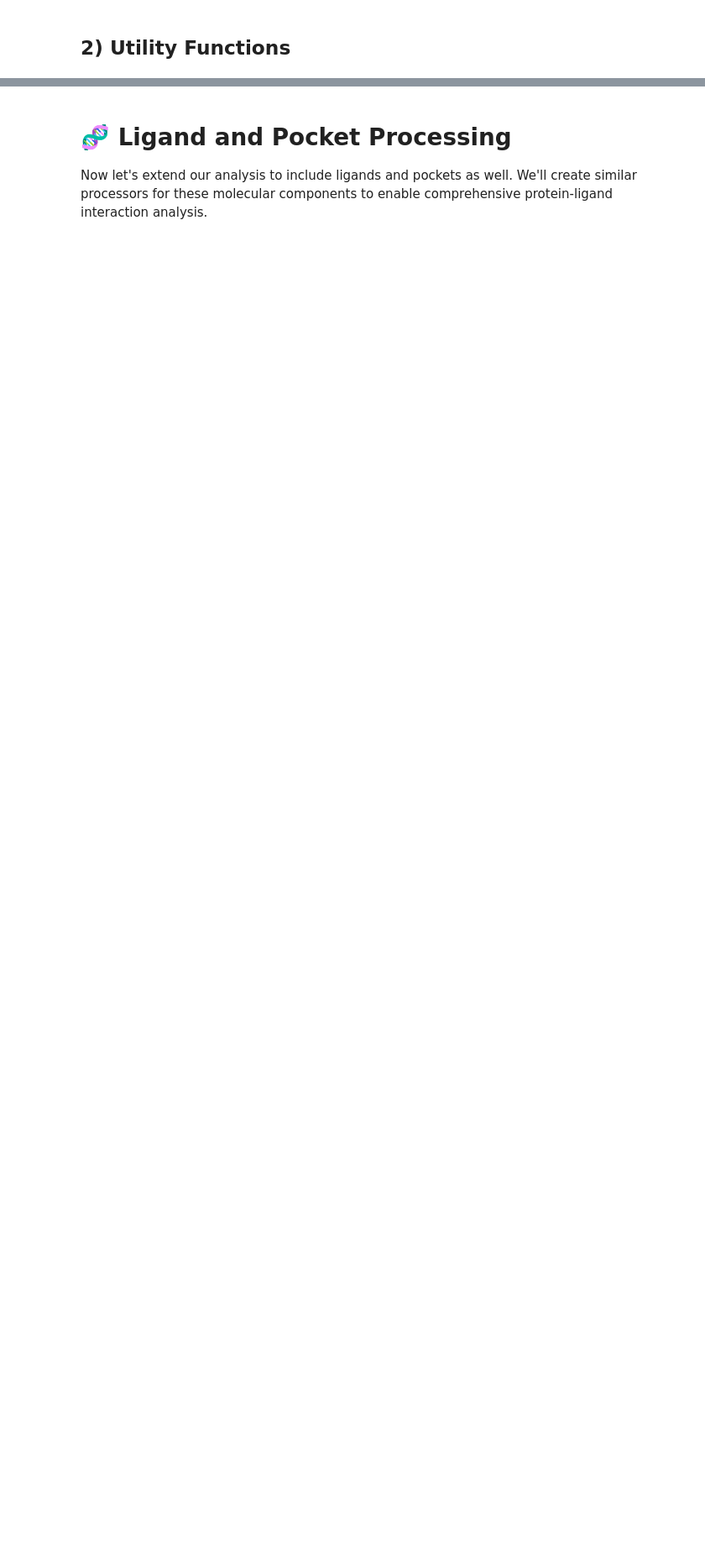
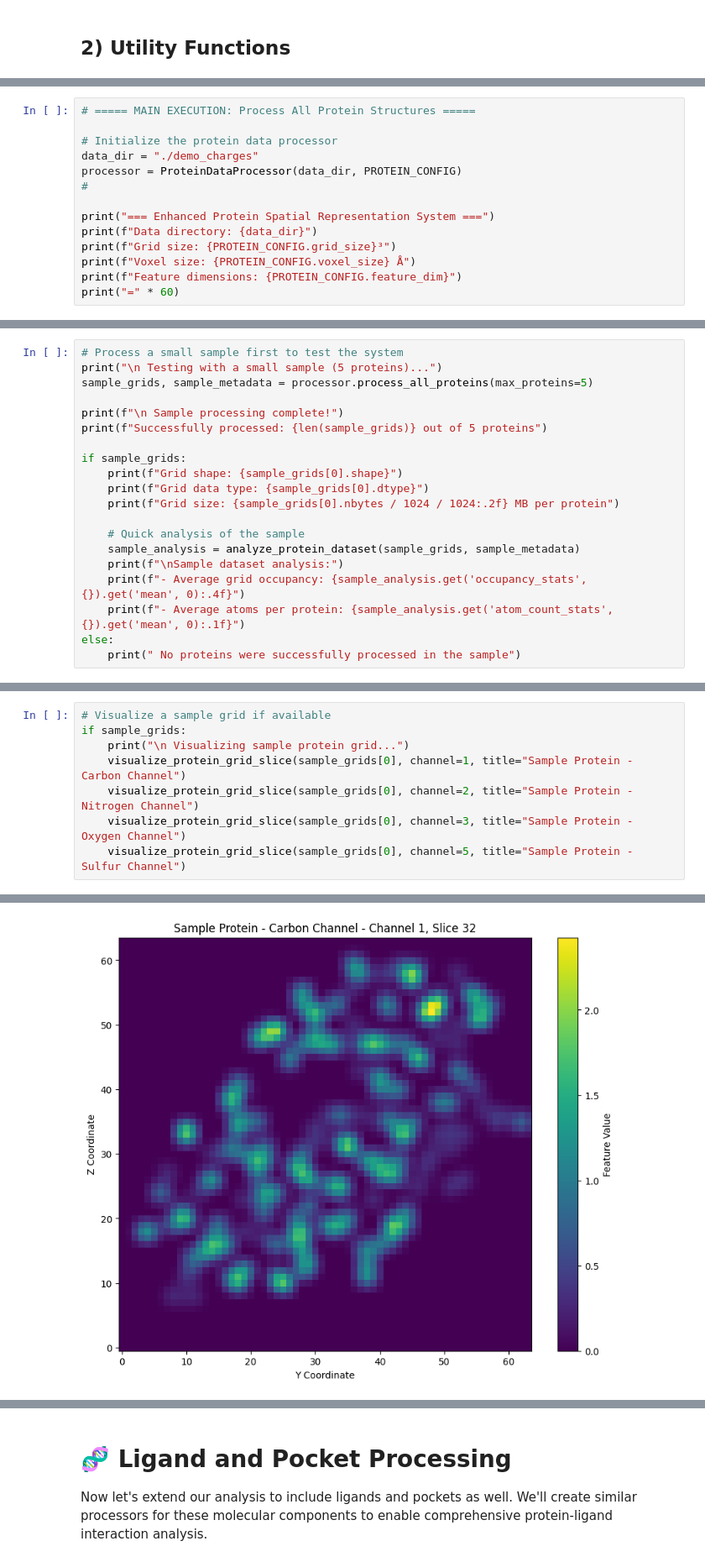
Before and after one commit to sanskriti-ss/bindingaffinity, a Jupyter notebook: step4_feature_extraction.ipynb, the cells around one changed output, grey strips where cells are left out. Shown at 84% size. Saved outputs shown, nothing was run; the diff lists cells and outputs as text; blank space fills up the shorter version.

```diff
--- a/step4_feature_extraction.ipynb
+++ b/step4_feature_extraction.ipynb
@@ -217,0 +1122,14 @@ C/19: This is the number of channels or features for each voxel. These 19 channe
+# %%
+# ===== MAIN EXECUTION: Process All Protein Structures =====
+
+# Initialize the protein data processor
+data_dir = "./demo_charges"
+processor = ProteinDataProcessor(data_dir, PROTEIN_CONFIG)
+#
+
+print("=== Enhanced Protein Spatial Representation System ===")
+print(f"Data directory: {data_dir}")
+print(f"Grid size: {PROTEIN_CONFIG.grid_size}³")
+print(f"Voxel size: {PROTEIN_CONFIG.voxel_size} Å")
+print(f"Feature dimensions: {PROTEIN_CONFIG.feature_dim}")
+print("=" * 60)
@@ -217,0 +1143,20 @@ C/19: This is the number of channels or features for each voxel. These 19 channe
+# %%
+# Process a small sample first to test the system
+print("\n Testing with a small sample (5 proteins)...")
+sample_grids, sample_metadata = processor.process_all_proteins(max_proteins=5)
+
+print(f"\n Sample processing complete!")
+print(f"Successfully processed: {len(sample_grids)} out of 5 proteins")
+
+if sample_grids:
+    print(f"Grid shape: {sample_grids[0].shape}")
+    print(f"Grid data type: {sample_grids[0].dtype}")
+    print(f"Grid size: {sample_grids[0].nbytes / 1024 / 1024:.2f} MB per protein")
+
+    # Quick analysis of the sample
+    sample_analysis = analyze_protein_dataset(sample_grids, sample_metadata)
+    print(f"\nSample dataset analysis:")
+    print(f"- Average grid occupancy: {sample_analysis.get('occupancy_stats', {}).get('mean', 0):.4f}")
+    print(f"- Average atoms per protein: {sample_analysis.get('atom_count_stats', {}).get('mean', 0):.1f}")
+else:
+    print(" No proteins were successfully processed in the sample")
@@ -217,0 +1185,9 @@ C/19: This is the number of channels or features for each voxel. These 19 channe
+# %%
+# Visualize a sample grid if available
+if sample_grids:
+    print("\n Visualizing sample protein grid...")
+    visualize_protein_grid_slice(sample_grids[0], channel=1, title="Sample Protein - Carbon Channel")
+    visualize_protein_grid_slice(sample_grids[0], channel=2, title="Sample Protein - Nitrogen Channel")
+    visualize_protein_grid_slice(sample_grids[0], channel=3, title="Sample Protein - Oxygen Channel")
+    visualize_protein_grid_slice(sample_grids[0], channel=5, title="Sample Protein - Sulfur Channel")
+# %% [output]
@@ -217,0 +1195 @@ C/19: This is the number of channels or features for each voxel. These 19 channe
+[figure, added]
```
Also changed, not shown: parts of 53 cells of this notebook, 3 other files.
